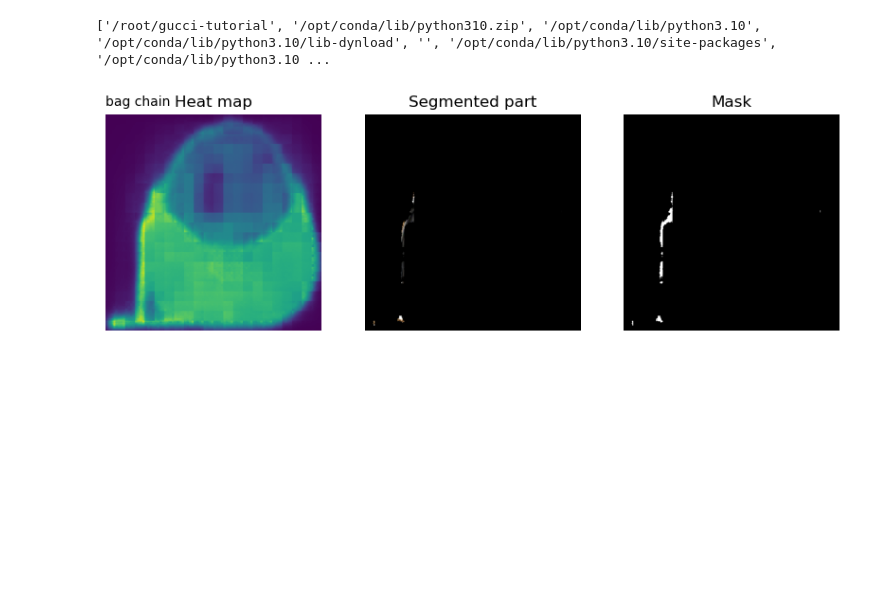
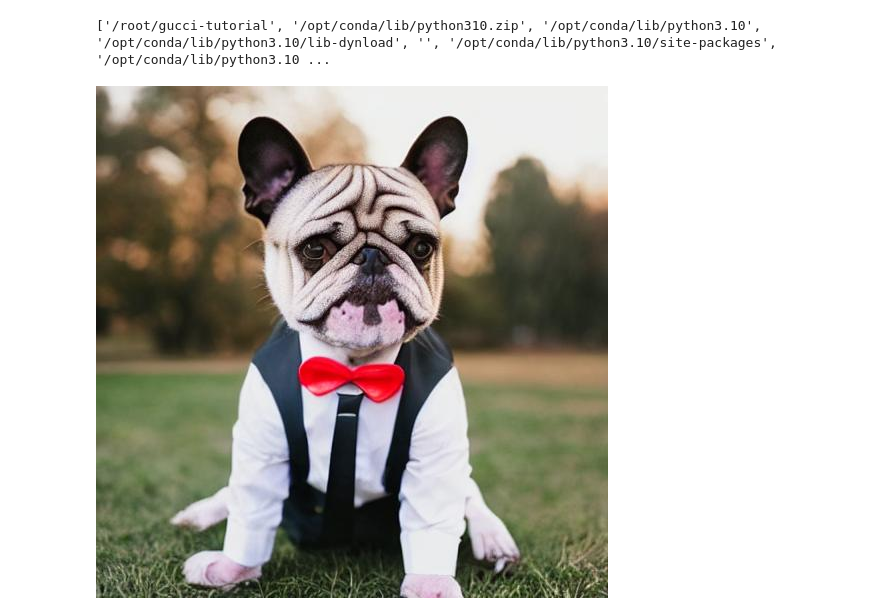
Before and after one commit to ID-33/gucci-tutorial, a Jupyter notebook: test.ipynb, the cells around one changed output. Drawn from its saved outputs; the diff is of its cells as text; code cells hidden in the pictures; blank space fills up the shorter version.

```diff
--- a/test.ipynb
+++ b/test.ipynb
@@ -34,10 +34,7 @@ from modules import classes
 from classes import masking, diffusion_model
 # %%
 m = masking()
-m.load_image('img_1.jpg')
-m.pass_prompts(['bag'])
-m.create_masks()
-m.plot_images()
-m.save_fig('/root/gucci-tutorial')
+m.load_image('dog_suit.jpg')
+m.original_image
 # %% [output]
-[figure, old version]
+[figure, new version]
```
Also changed, not shown: parts of 5 cells of this notebook, 22 other files.
